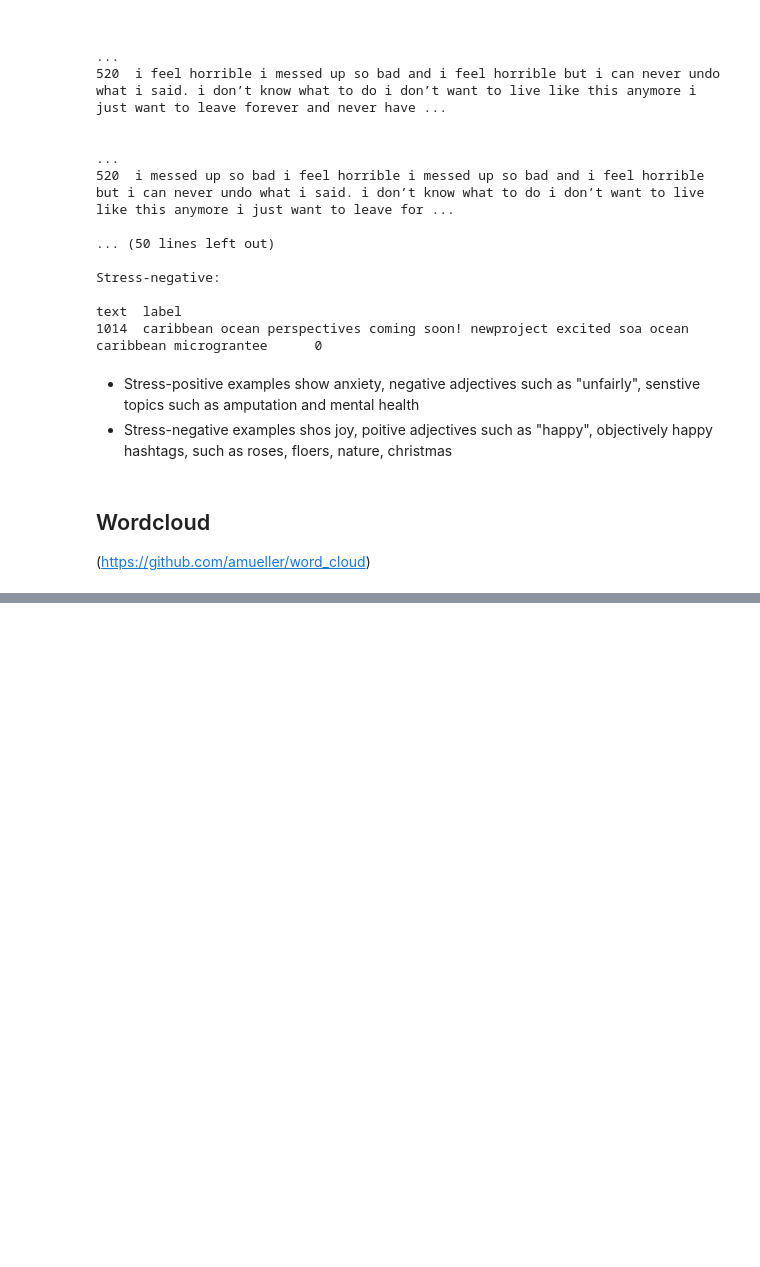
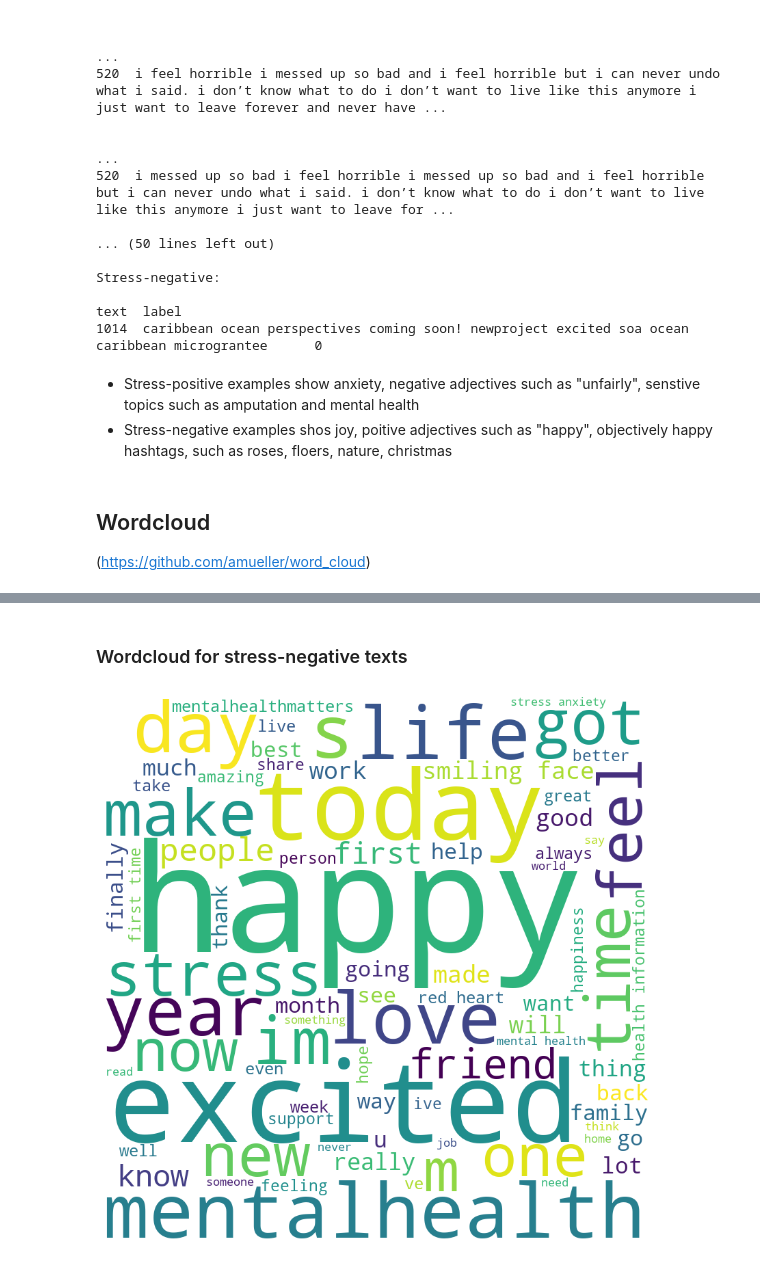
Before and after one commit to oonas21/Social-media-stress-detection, a Jupyter notebook: visualizations.ipynb, the cells around one changed output, grey strips where cells are left out. Cells and saved outputs as stored; diff of their text form; code cells hidden in the pictures; blank space fills up the shorter version.

Commit message:
Edited readme and updated data processing and visualization notebooks.

```diff
--- a/visualizations.ipynb
+++ b/visualizations.ipynb
@@ -16,19 +16,19 @@ import random
 ## Import cleaned data
 # %%
 reddit_combi_df = pd.read_csv(
-    "Reddit_Combi_cleaned.csv",
+    "cleaned_data/Reddit_Combi_cleaned.csv",
     )
 
 reddit_title_df = pd.read_csv(
-    "Reddit_Title_cleaned.csv",
+    "cleaned_data/Reddit_Title_cleaned.csv",
 )
 
 twitter_full_df = pd.read_csv(
-    "Twitter_Full_cleaned.csv",
+    "cleaned_data/Twitter_Full_cleaned.csv",
     )
 
 twitter_non_advert = pd.read_csv(
-    "Twitter_Non-Advert_cleaned.csv",
+    "cleaned_data/Twitter_Non-Advert_cleaned.csv",
     )
 
 df_files = [reddit_combi_df, reddit_title_df, twitter_full_df, twitter_non_advert]
@@ -164,0 +204,38 @@ Stress-negative:
+# %%
+# create dataframes with only full_text and label columns
+reddit1 = df_files[0].copy()
+reddit2 = df_files[1].copy()
+twitter1 = df_files[2].copy()
+twitter2 = df_files[3].copy()
+
+reddit1 = reddit1.drop(columns=['title', 'body', 'body_title'])
+reddit2 = reddit2.drop(columns=['title'])
+twitter1 = twitter1.drop(columns=['text', 'hashtags'])
+twitter2 = twitter2.drop(columns=['text'])
+
+label = pd.concat([reddit1, reddit2, twitter1, twitter2])["label"]
+full_text = pd.concat([reddit1, reddit2, twitter1, twitter2])["full_text"]
+# %%
+# add combined dataframe columns to final dataframe
+wordcloud_df["full_text"] = full_text
+wordcloud_df["label"] = label
+# %% [markdown]
+### Wordcloud for stress-negative texts
+# %%
+wordcloud = None
+text_words = ''
+
+text = wordcloud_df["full_text"][wordcloud_df["label"] == 0]
+text_words = " ".join(text.str.lower())
+
+wordcloud = WordCloud(width=800, height=800, background_color='white', min_font_size=15)
+wordcloud = wordcloud.generate(text_words)
+
+plt.figure(figsize=(8, 8), facecolor=None)
+plt.imshow(wordcloud)
+plt.axis("off")
+plt.tight_layout(pad=0)
+
+plt.show()
+# %% [output]
+[figure, added]
```
Also changed, not shown: parts of 6 cells of this notebook, 3 other files.
